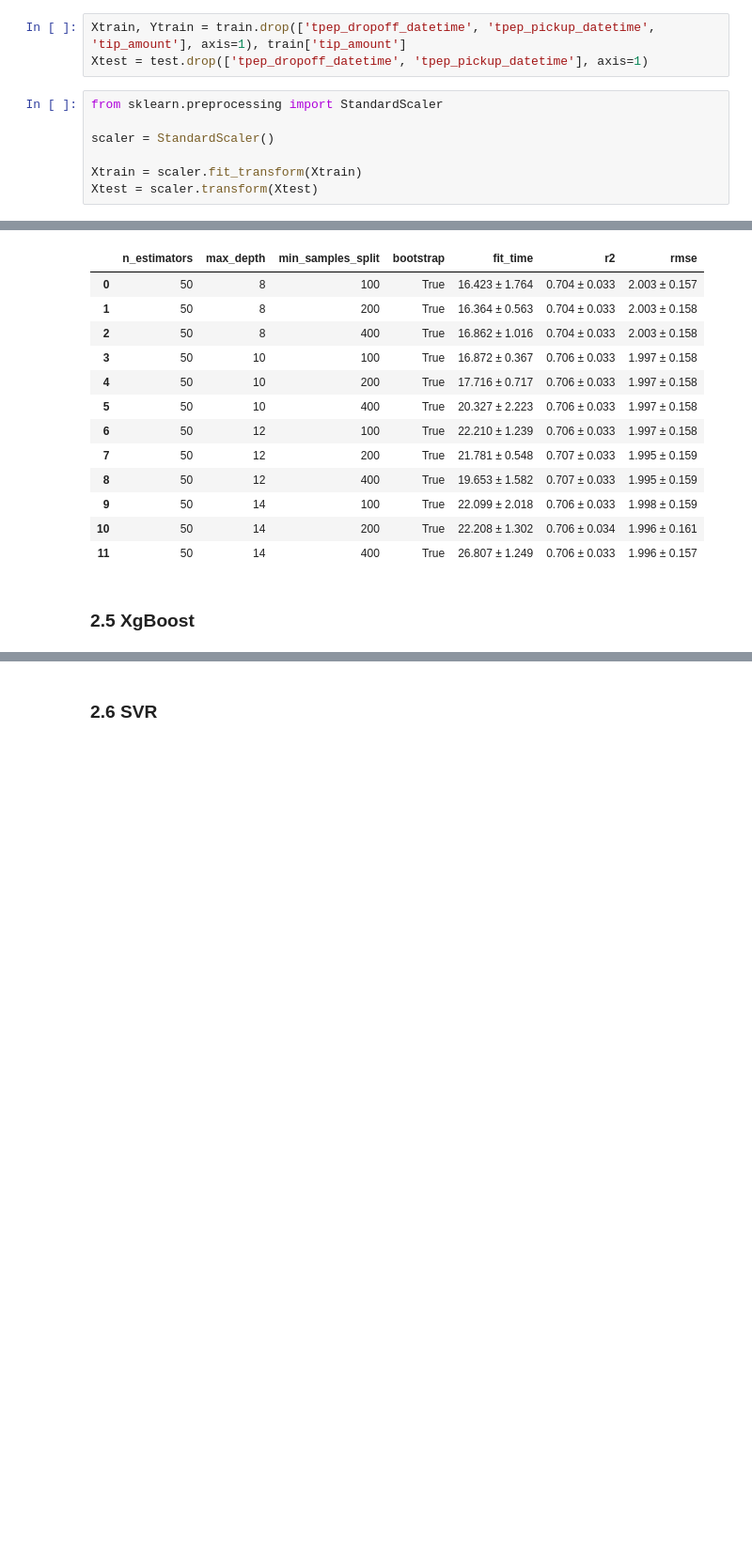
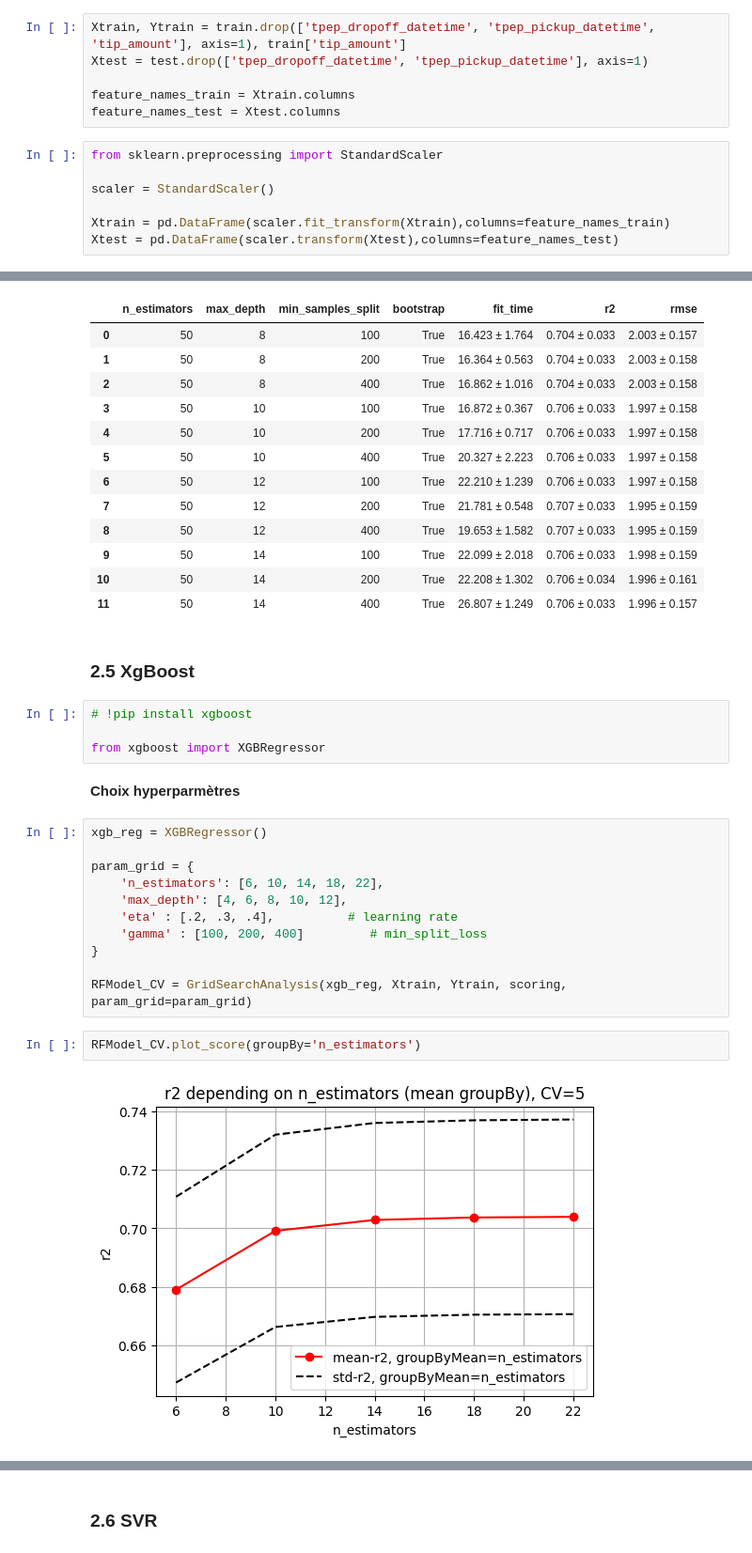
Before and after one commit to DarenXL/Apprentissage-Supervise-M2-MIA, a Jupyter notebook: Regression/regression.ipynb, the cells around one changed output, grey strips where cells are left out. Shown at 94% size. Cells and saved outputs as stored; diff of their text form; blank space fills up the shorter version.

```diff
--- a/Regression/regression.ipynb
+++ b/Regression/regression.ipynb
@@ -273,13 +273,16 @@ scoring = {
 # %%
 Xtrain, Ytrain = train.drop(['tpep_dropoff_datetime', 'tpep_pickup_datetime', 'tip_amount'], axis=1), train['tip_amount']
 Xtest = test.drop(['tpep_dropoff_datetime', 'tpep_pickup_datetime'], axis=1)
+
+feature_names_train = Xtrain.columns
+feature_names_test = Xtest.columns
 # %%
 from sklearn.preprocessing import StandardScaler
 
 scaler = StandardScaler()
 
-Xtrain = scaler.fit_transform(Xtrain)
-Xtest = scaler.transform(Xtest)
+Xtrain = pd.DataFrame(scaler.fit_transform(Xtrain),columns=feature_names_train)
+Xtest = pd.DataFrame(scaler.transform(Xtest),columns=feature_names_test)
 # %% [markdown]
 ### 2.1 Regression linéaire
 # %%
@@ -442,3 +445,24 @@ RFModel_CV.score_table()
 | 11 | 50 | 14 | 400 | True | 26.807 ± 1.249 | 0.706 ± 0.033 | 1.996 ± 0.157 |
 # %% [markdown]
 ### 2.5 XgBoost
+# %%
+# !pip install xgboost
+
+from xgboost import XGBRegressor
+# %% [markdown]
+**Choix hyperparmètres**
+# %%
+xgb_reg = XGBRegressor()
+
+param_grid = {
+    'n_estimators': [6, 10, 14, 18, 22],
+    'max_depth': [4, 6, 8, 10, 12],
+    'eta' : [.2, .3, .4],          # learning rate
+    'gamma' : [100, 200, 400]         # min_split_loss
+}
+
+RFModel_CV = GridSearchAnalysis(xgb_reg, Xtrain, Ytrain, scoring, param_grid=param_grid)
+# %%
+RFModel_CV.plot_score(groupBy='n_estimators')
+# %% [output]
+[figure, added]
```
Also changed, not shown: parts of 19 cells of this notebook, 1 other file.
